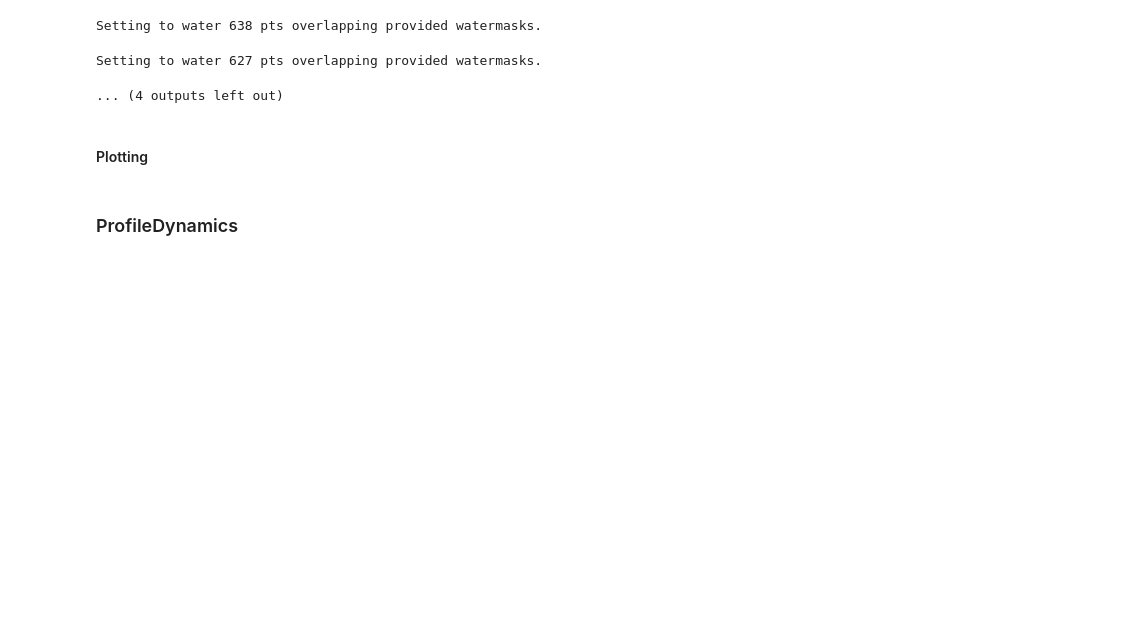
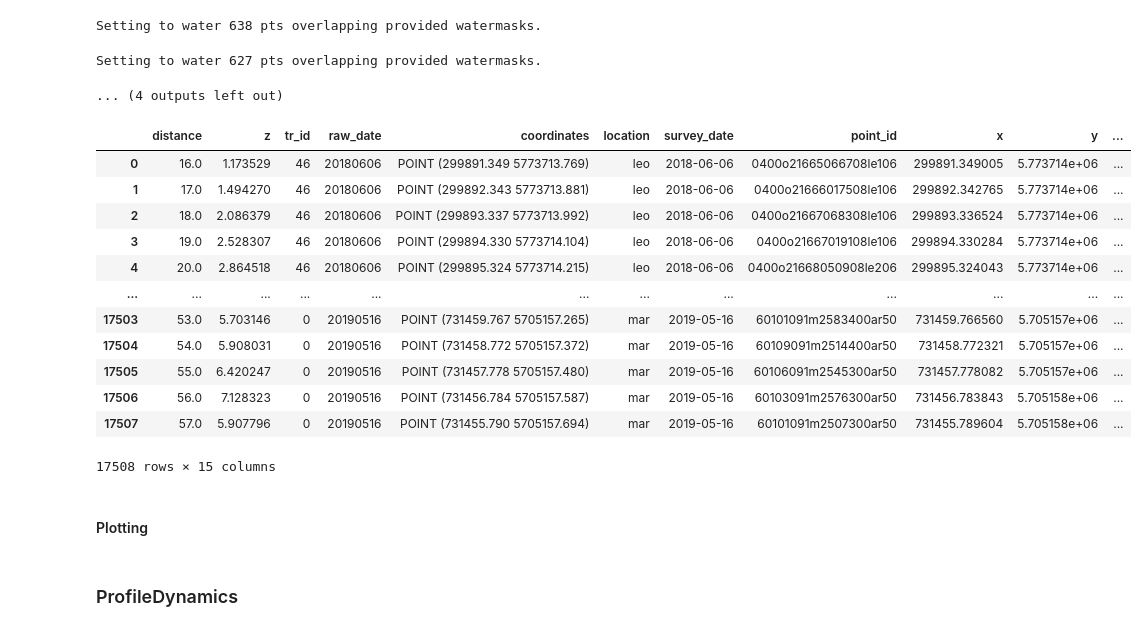
Before and after one commit to npucino/sandpyper, a Jupyter notebook: examples/Example_1_Profile_extraction-CLASS.ipynb, the cells around one changed output. Cells and saved outputs as stored; diff of their text form; code cells hidden in the pictures; blank space fills up the shorter version.

```diff
--- a/examples/Example_1_Profile_extraction-CLASS.ipynb
+++ b/examples/Example_1_Profile_extraction-CLASS.ipynb
@@ -367,13 +422,0 @@ a=cleanit(to_clean=P.profiles,
-# %%
-classed_df=to_clean_classified=classify_labelk(P.profiles, l_dicts)
-label_corrections=gpd.read_file(label_corrections_path)
-
-loc='leo'
-raw_date=20190328
-target_k=1
-
-mask=label_corrections.query(f"location=='{loc}'and raw_date == {int(raw_date)} and target_label_k== {target_k}").iloc[0]
-data_in=classed_df.query(f"location=='{loc}' and raw_date == '{str(raw_date)}' and label_k== {target_k}")
-
-selection=data_in[data_in.coordinates.intersects(mask.geometry)]
-print(selection.shape[0])
@@ -384,23 +425,6 @@ mask
 # %%
 P.cleanit(to_clean=P.profiles,l_dicts=l_dicts, crs_dict_string=P.crs_dict_string,
         watermasks_path=watermasks_path, shoremasks_path=shoremasks_path,label_corrections_path=label_corrections_path)
-# %%
-for i,row in subset_finetune_polys.iterrows(): # loops through all the polygones
-
-    target_k=int(row['target_label_k'])
-    new_class=row['new_class']
-
-    if target_k != 999:
-
-        data_in=to_clean_subset_loc.query(f"raw_date == {raw_date} and label_k=={target_k}")
-        selection=data_in[data_in.coordinates.intersects(row.geometry.iloc[0])]
-        selection["finetuned_label"]=new_class
-
-    elif target_k == 999:
-
-        data_in=to_clean_subset_loc.query(f"raw_date == {raw_date}")
-        selection=data_in[data_in.coordinates.intersects(row['geometry'])]
-        selection["finetuned_label"]=new_class
 # %%
 D.ProfileSet.profiles.to_csv(r"C:\my_packages\sandpyper\tests\test_data\test_to_classify.csv")
 # %%
@@ -912,3 +938,19 @@ Setting to water 627 pts overlapping provided watermasks.
+# %%
+P.profiles
+# %% [output]
+|  | distance | z | tr_id | raw_date | coordinates | location | survey_date | point_id | x | y | ... |
+| 0 | 16.0 | 1.173529 | 46 | 20180606 | POINT (299891.349 5773713.769) | leo | 2018-06-06 | 0400o21665066708le106 | 299891.349005 | 5.773714e+06 | ... |
+| 1 | 17.0 | 1.494270 | 46 | 20180606 | POINT (299892.343 5773713.881) | leo | 2018-06-06 | 0400o21666017508le106 | 299892.342765 | 5.773714e+06 | ... |
+| 2 | 18.0 | 2.086379 | 46 | 20180606 | POINT (299893.337 5773713.992) | leo | 2018-06-06 | 0400o21667068308le106 | 299893.336524 | 5.773714e+06 | ... |
+| 3 | 19.0 | 2.528307 | 46 | 20180606 | POINT (299894.330 5773714.104) | leo | 2018-06-06 | 0400o21667019108le106 | 299894.330284 | 5.773714e+06 | ... |
+| 4 | 20.0 | 2.864518 | 46 | 20180606 | POINT (299895.324 5773714.215) | leo | 2018-06-06 | 0400o21668050908le206 | 299895.324043 | 5.773714e+06 | ... |
+| ... | ... | ... | ... | ... | ... | ... | ... | ... | ... | ... | ... |
+| 17503 | 53.0 | 5.703146 | 0 | 20190516 | POINT (731459.767 5705157.265) | mar | 2019-05-16 | 60101091m2583400ar50 | 731459.766560 | 5.705157e+06 | ... |
+| 17504 | 54.0 | 5.908031 | 0 | 20190516 | POINT (731458.772 5705157.372) | mar | 2019-05-16 | 60109091m2514400ar50 | 731458.772321 | 5.705157e+06 | ... |
+| 17505 | 55.0 | 6.420247 | 0 | 20190516 | POINT (731457.778 5705157.480) | mar | 2019-05-16 | 60106091m2545300ar50 | 731457.778082 | 5.705157e+06 | ... |
+| 17506 | 56.0 | 7.128323 | 0 | 20190516 | POINT (731456.784 5705157.587) | mar | 2019-05-16 | 60103091m2576300ar50 | 731456.783843 | 5.705158e+06 | ... |
+| 17507 | 57.0 | 5.907796 | 0 | 20190516 | POINT (731455.790 5705157.694) | mar | 2019-05-16 | 60101091m2507300ar50 | 731455.789604 | 5.705158e+06 | ... |
+17508 rows × 15 columns
 # %%
 
 labelled_dataset=P.profiles
```
Also changed, not shown: parts of 6 cells of this notebook, 2 other files.
